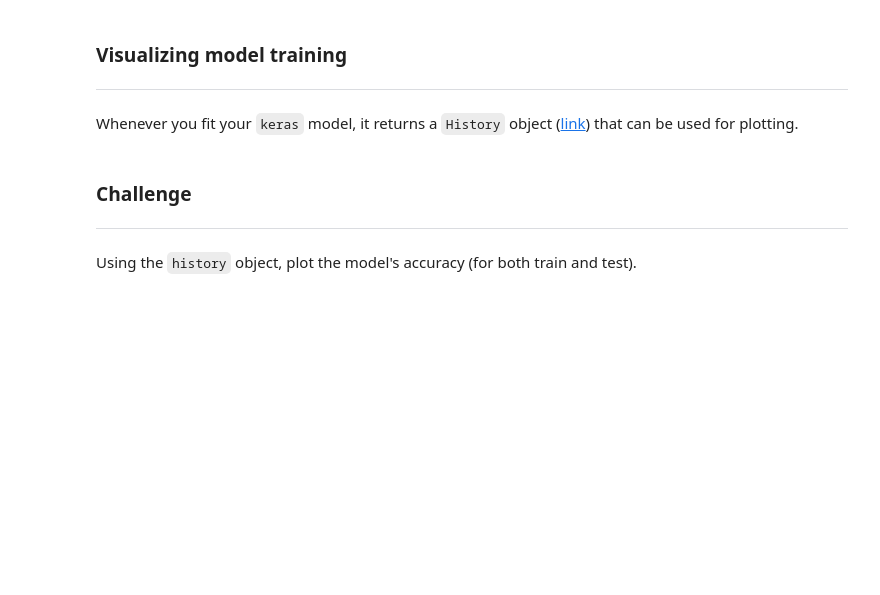
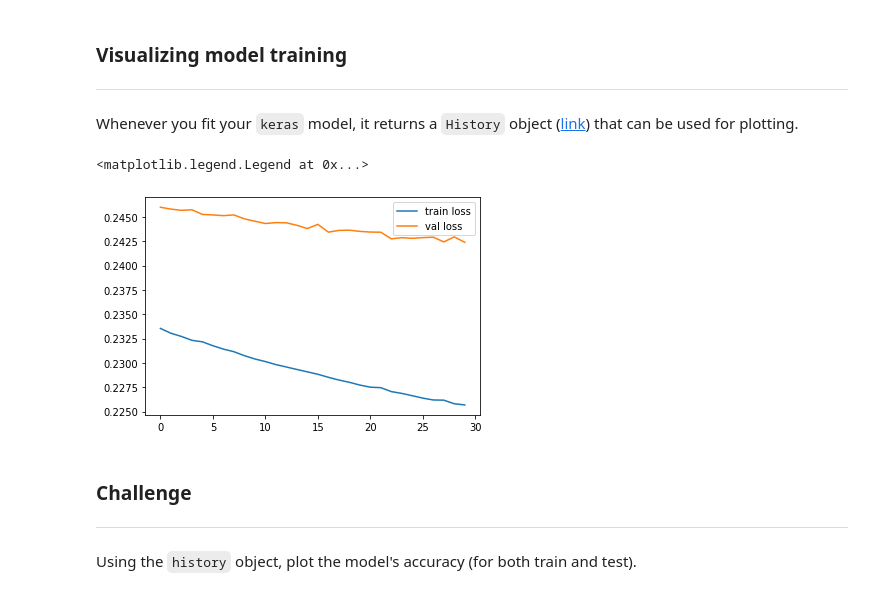
Before and after one commit to persocom01/GA-lessons, a Jupyter notebook: 10.02-lesson-keras/starter-code.ipynb, the cells around one changed output. Saved outputs shown, nothing was run; the diff lists cells and outputs as text; code cells hidden in the pictures; blank space fills up the shorter version.

```diff
--- a/10.02-lesson-keras/starter-code.ipynb
+++ b/10.02-lesson-keras/starter-code.ipynb
@@ -103,6 +154,10 @@ We always want to have a validation set to test our model. Use the `train_test_s
 ---
 
 You want to scale your data for *any* model that uses Gradient Descent, which includes Neural Networks.
+# %%
+ss = StandardScaler()
+X_train = ss.fit_transform(X_train)
+X_test = ss.transform(X_test)
 # %% [markdown]
 ### Network Topology for Binary Classification
 ---
@@ -113,6 +168,10 @@ We'll create a simple network with:
 - an output layer.
 
 For *all* binary classification problems, your output layer will be 1 neuron with `'sigmoid'` activation function. Sigmoid squashes the output of our neuron to a value between 0 and 1, which is great for predicting probabilities. We'll use the probability for our loss function in the next step.
+# %%
+model = Sequential()
+model.add(Dense(32, input_shape=(20,), activation='relu'))
+model.add(Dense(1, activation='sigmoid'))
 # %% [markdown]
 ### Compile your model
 ---
@@ -124,3 +186,5 @@ Whenever you compile your model, you have to specify a few things:
+# %%
+model.compile(loss='binary_crossentropy', optimizer='adam', metrics=['accuracy'])
 # %% [markdown]
 ### Fit your model
 ---
@@ -131,3 +195,5 @@ When fitting your model, you need to specify a few things:
 3. Your validation data, which in this case is our test set.
 
 When you fit a model, `keras` returns a `History` object. We need that in the next step, but for now, just save it to a variable.
+# %%
+history = model.fit(X_train, y_train, validation_data=(X_test, y_test), epochs=30, batch_size=512, verbose=1)
@@ -136,6 +220,13 @@ When you fit a model, `keras` returns a `History` object. We need that in the ne
 ---
 
 Whenever you fit your `keras` model, it returns a `History` object ([link](https://keras.io/visualization/#training-history-visualization)) that can be used for plotting.
+# %%
+plt.plot(history.history['loss'], label='train loss')
+plt.plot(history.history['val_loss'], label='val loss')
+plt.legend()
+# %% [output]
+<matplotlib.legend.Legend at 0x...>
+[figure, added]
 # %% [markdown]
 ### Challenge
 ---
```
Also changed, not shown: parts of 22 cells of this notebook, 11 other files.
